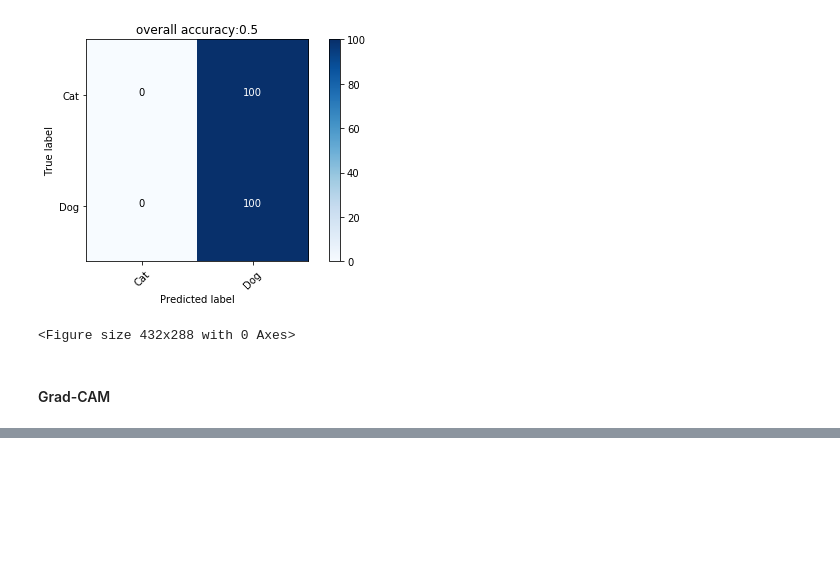
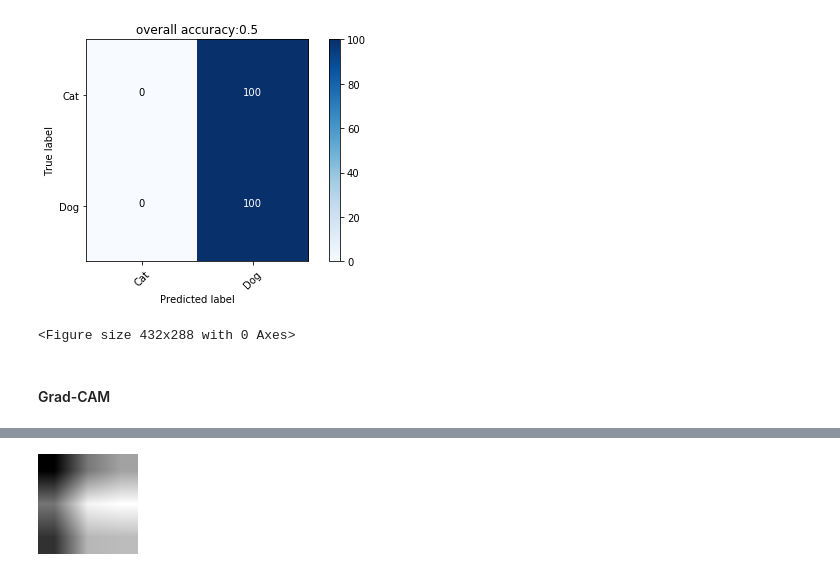
Before and after one commit to emmanuelol/02_keras_py, a Jupyter notebook: experiment/tf_Cats_VS._Dogs_test.ipynb, the cells around one changed output, grey strips where cells are left out. Cells and saved outputs as stored; diff of their text form; code cells hidden in the pictures; blank space fills up the shorter version.

```diff
--- a/experiment/tf_Cats_VS._Dogs_test.ipynb
+++ b/experiment/tf_Cats_VS._Dogs_test.ipynb
@@ -472,0 +567,7 @@ Num_Images:  252
+# %%
+import cv2
+
+jetcam = cv2.cvtColor(heatmap, cv2.COLOR_BGR2RGB)
+keras.preprocessing.image.array_to_img(jetcam)
+# %% [output]
+[figure, added]
```
Also changed, not shown: parts of 11 cells of this notebook, 8 other files.
